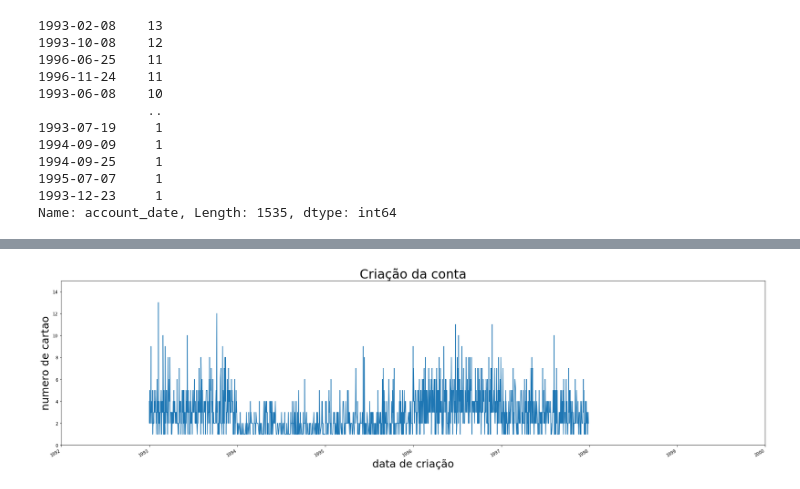
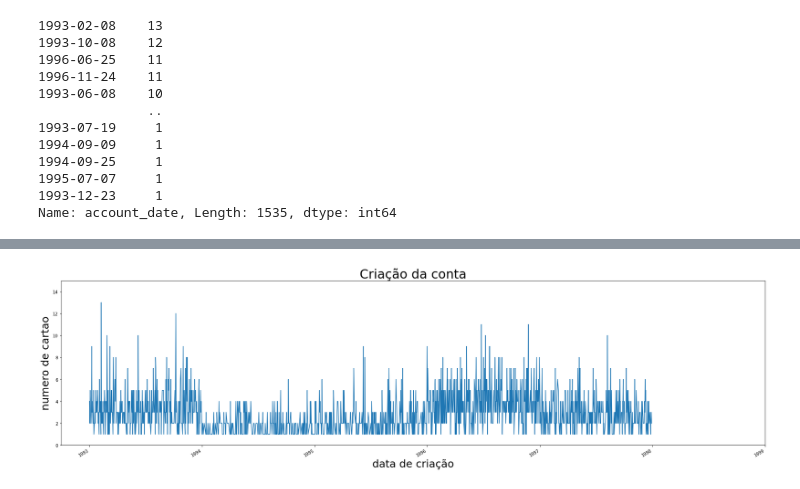
Before and after one commit to bosshentai/MachineLearning, a Jupyter notebook: Challenge/1.Account.ipynb, the cells around one changed output, grey strips where cells are left out. Drawn from its saved outputs; the diff is of its cells as text; code cells hidden in the pictures.

```diff
--- a/Challenge/1.Account.ipynb
+++ b/Challenge/1.Account.ipynb
@@ -94,13 +110,13 @@ sns.swarmplot(x=account["frequency"],y=account["account_id"])
 # %%
-datenow = datetime(2000,1,1)
-datestart = datetime(1992,1,1)
+datenow = datetime(1999,1,1)
+datestart = datetime(1992,10,1)
 plt.rcParams['figure.figsize']=(30,8)
 plt.title('Criação da conta',fontsize='30')
 plt.ylabel('numero de cartao',fontsize='25')
 plt.xlabel('data de criação',fontsize='25')
 plt.ylim(0,15)
 plt.xlim(datestart,datenow)
 account['account_date'].value_counts().plot()
 plt.show()
 # %% [output]
-[figure, old version]
+[figure, new version]
```
Also changed, not shown: parts of 5 cells of this notebook.
